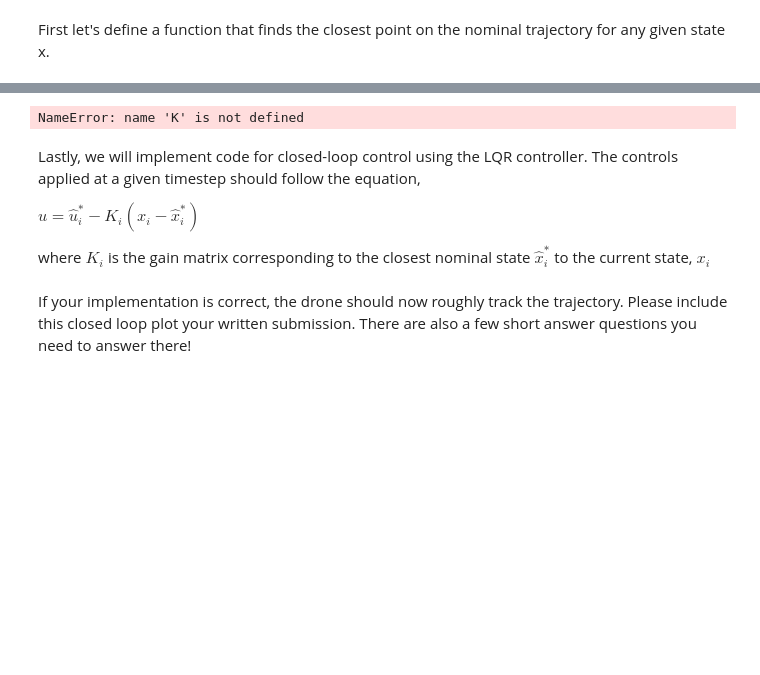
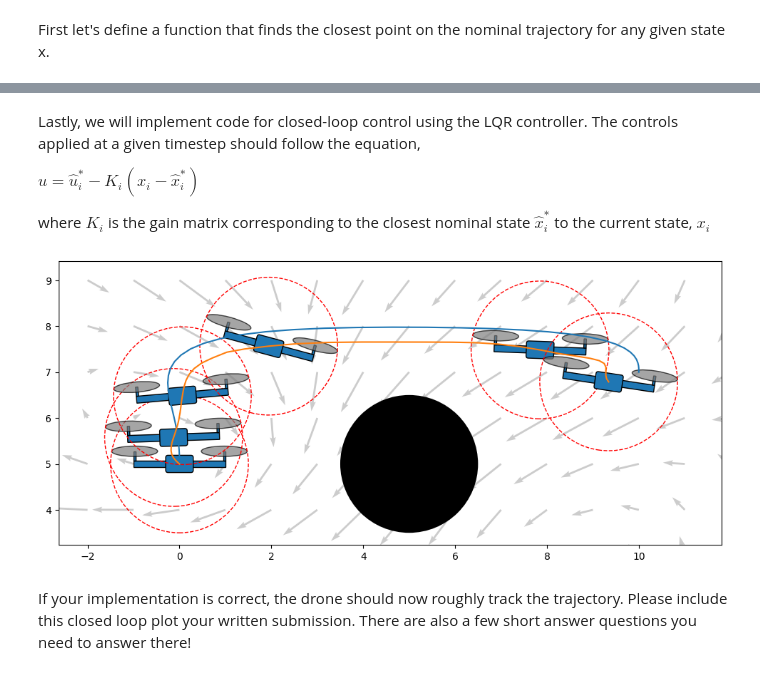
Before and after one commit to QuangMDoan/autonomy, a Jupyter notebook: hw2p3/P3_gain_scheduled_LQR.ipynb, the cells around one changed output, grey strips where cells are left out. Cells and saved outputs as stored; diff of their text form; code cells hidden in the pictures; blank space fills up the shorter version.

```diff
--- a/hw2p3/P3_gain_scheduled_LQR.ipynb
+++ b/hw2p3/P3_gain_scheduled_LQR.ipynb
@@ -235,7 +239,7 @@ def optimize_nominal_trajectory(N=50, return_optimize_result=False):
         return np.concatenate(constraint_list)
 
     def inequality_constraints(z):
-        final_time, states, controls = unpack_decision_variables(z)
+        _, states, _ = unpack_decision_variables(z)
         # Collision avoidance
         return np.sum(np.square(states[:, [0, 2]] - np.array([5, 5])), -1) - 3**2
 
@@ -249,3 +253,7 @@ def optimize_nominal_trajectory(N=50, return_optimize_result=False):
         return result
 
     return unpack_decision_variables(result.x)
+
+planar_quad = PlanarQuadrotor()
+final_time, nominal_states, nominal_controls = optimize_nominal_trajectory(50)
+print(nominal_controls[:5, :])
@@ -351,7 +366,8 @@ First let's define a function that finds the closest point on the nominal trajec
 def find_closest_nominal_state(current_state):
     ################ Your code here ############################################
     # Hint: This shouldn't take more than a couple lines
-
+    N = nominal_states.shape[0]
+    closest_state_idx = min(range(N), key=lambda j: norm(nominal_states[j] - current_state))
     ############################################################################
     return closest_state_idx
 # %% [markdown]
@@ -359,26 +382,30 @@ Next, we will calculate a gain schedule for the trajectory. A gain schedule maps
 # %%
 from scipy.linalg import solve_continuous_are as ricatti_solver
+
 # We will now create a gain schedule for each point in our trajectory
 gains_lookup = {} # This dictionary should map each time index of the state to a gains matrix
 Q = 100 * np.diag([1., 0.1, 1., 0.1, 0.1, 0.1])
 R = 1e0 * np.diag([1., 1.])
 
-for i in range(len(nominal_states)):
+N, m = nominal_controls.shape # N = 50
+_, n = nominal_states.shape
+for i in range(N):
     #################### Your code here ##########################################
     # Hints:
     # This problem very closely follows the lecture notes! We highly recommend
     # going through them before attempting the problem if you haven't already
     # done so
     # 1. Use planar_quad.get_continuous_jacobians() to calculate the jacobians of the dynamics
+    A, B = planar_quad.get_continuous_jacobians(nominal_states[i], nominal_controls[i])
     # 2. Use the import ricatti_solver function to get P. Note that this function
     # actually returns the transpose of P
+    P = ricatti_solver(a=A, b=B,q=Q, r=R)
+
     # 3. Find the gains and update the gains lookup dictionary with it
+    K = inv(R) @ B.T @ P
     # 4. Nominal controls are not defined for the last state. Set these to zero.
-
     ##############################################################################
     gains_lookup[i] = K
-# %% [output]
-NameError: name 'K' is not defined
 # %% [markdown]
 Lastly, we will implement code for closed-loop control using the LQR controller. The controls applied at a given timestep should follow the equation,
 
@@ -388,27 +415,38 @@ where $K_i$ is the gain matrix corresponding to the closest nominal state $\hat{
 # %%
 def simulate_closed_loop(initial_state, nominal_controls):
     states = [initial_state]
     for k in range(N):
         #################### Your code here ####################################
         # Add code to compute the new controls using the LQR controller
         # Hints:
         # 1. Find the closest nominal state to the current state and lookup
+        x = states[k]
+        i = find_closest_nominal_state(x)
+        xstar = nominal_states[i]
+        ustar = nominal_controls[i]
+
         # the corresponding gain matrix
+        K = gains_lookup[i]
+
         # 2. Use the closest nominal state, its corresponding control, and the
         # gain matrix to compute the adjusted controls for the current state
+        dx = x - xstar
+        u = ustar - K @ dx
 
         #######################################################################
-        control = np.clip(control, planar_quad.min_thrust_per_prop, planar_quad.max_thrust_per_prop)
-        next_state = planar_quad.discrete_step(states[k], control, dt)
-        next_state = apply_wind_disturbance(next_state, dt)
-        states.append(next_state)
+        u = np.clip(u, planar_quad.min_thrust_per_prop, planar_quad.max_thrust_per_prop)
+        xnext = planar_quad.discrete_step(states[k], u, dt)
+        xnext = apply_wind_disturbance(xnext, dt)
+        states.append(xnext)
     return np.array(states)
 
 planar_quad = PlanarQuadrotor()
 fig, ax = plt.subplots(figsize=(12, 6))
 plot_obstacle(ax)
 plot_nominal_trajectory(ax)
 plot_wind(ax)
 planar_quad.animate(simulate_closed_loop(initial_state, nominal_controls), dt, ax)
+# %% [output]
+[figure, added]
 # %% [markdown]
 If your implementation is correct, the drone should now roughly track the trajectory. Please include this closed loop plot your written submission. There are also a few short answer questions you need to answer there!
```
Also changed, not shown: parts of 9 cells of this notebook, 2 other files.
